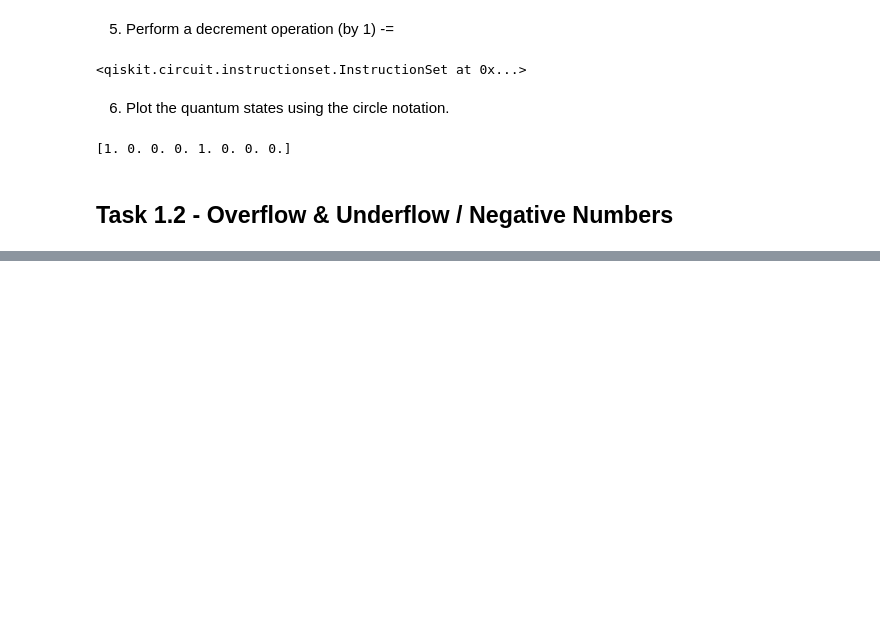
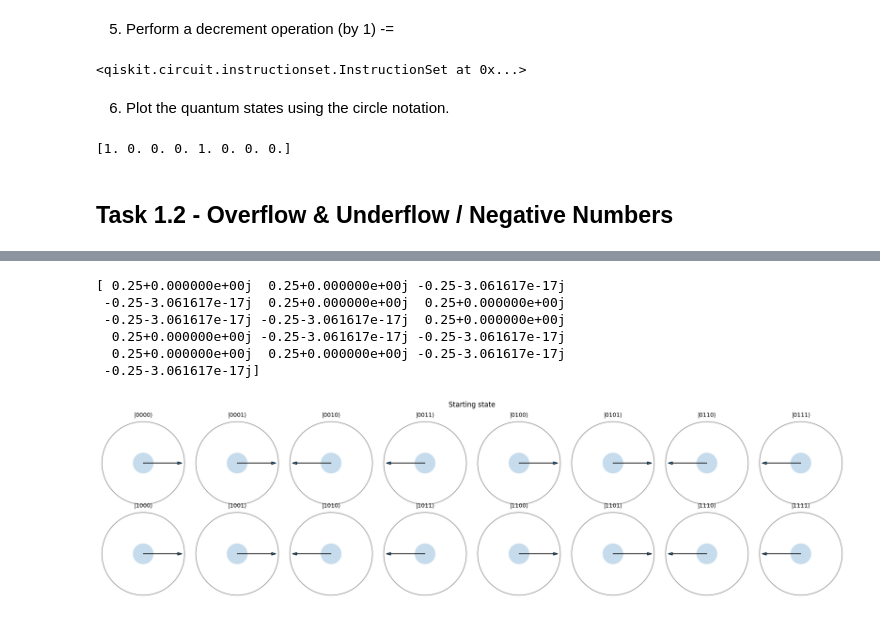
Before and after one commit to ScottMcHaffie/DD2367_Projects, a Jupyter notebook: DD2367_Assignment3.ipynb, the cells around one changed output, grey strips where cells are left out. Saved outputs shown, nothing was run; the diff lists cells and outputs as text; code cells hidden in the pictures; blank space fills up the shorter version.

```diff
--- a/DD2367_Assignment3.ipynb
+++ b/DD2367_Assignment3.ipynb
@@ -98,0 +153,13 @@ print (np.real(qc_id_state))
+# %%
+qc_signal.save_statevector()
+signal_sv = statevector_from_aer(qc_signal)
+print (signal_sv)
+QubitSystem(signal_sv, label="Starting state").viz_circle()
+# %% [output]
+[ 0.25+0.000000e+00j  0.25+0.000000e+00j -0.25-3.061617e-17j
+ -0.25-3.061617e-17j  0.25+0.000000e+00j  0.25+0.000000e+00j
+ -0.25-3.061617e-17j -0.25-3.061617e-17j  0.25+0.000000e+00j
+  0.25+0.000000e+00j -0.25-3.061617e-17j -0.25-3.061617e-17j
+  0.25+0.000000e+00j  0.25+0.000000e+00j -0.25-3.061617e-17j
+ -0.25-3.061617e-17j]
+[figure, added]
```
Also changed, not shown: parts of 7 cells of this notebook.
